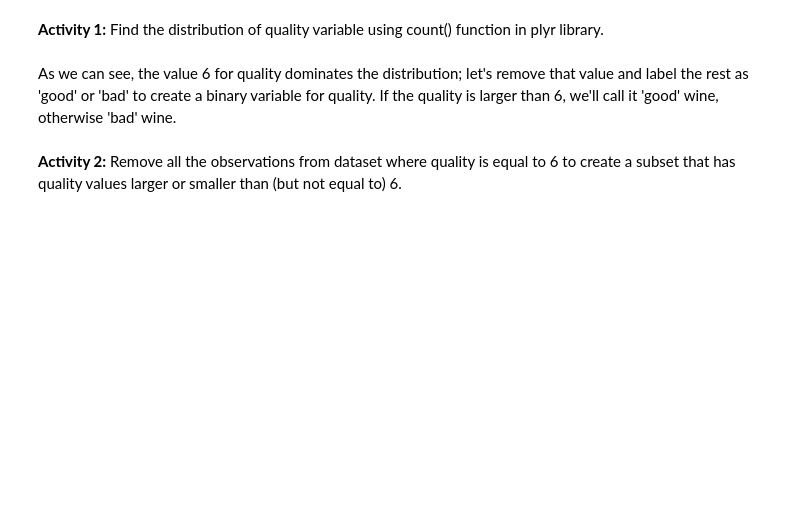
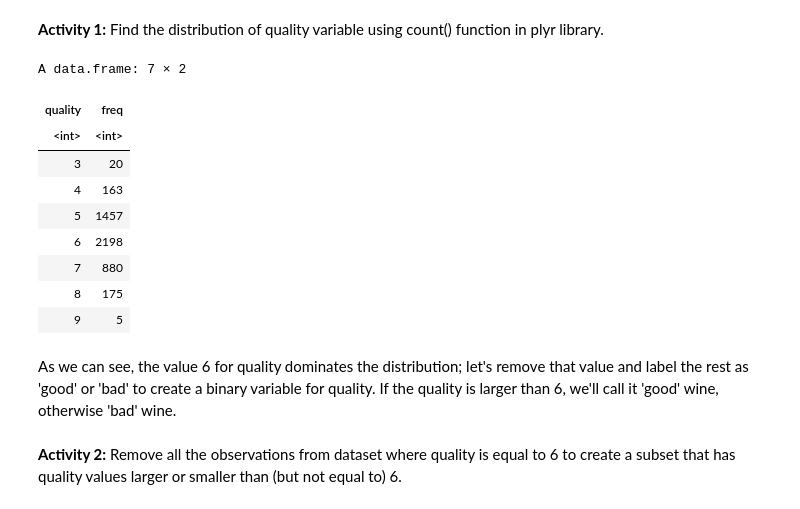
Before and after one commit to SteeltownRiot/DSA, a Jupyter notebook: DSA-7020 Stats for Data Analysis/Module 5 - Regression/Practices/Logistic_Regression.ipynb, the cells around one changed output. Saved outputs shown, nothing was run; the diff lists cells and outputs as text; code cells hidden in the pictures; blank space fills up the shorter version.

```diff
--- a/DSA-7020 Stats for Data Analysis/Module 5 - Regression/Practices/Logistic_Regression.ipynb
+++ b/DSA-7020 Stats for Data Analysis/Module 5 - Regression/Practices/Logistic_Regression.ipynb
@@ -16,7 +42,20 @@ table(wine_quality_data$quality)
 # %%
 library(plyr)
 
 # Your answer for activity 1 goes here..
+freq = count(wine_quality_data, 'quality')
+freq
+# %% [output]
+A data.frame: 7 × 2
+| quality | freq |
+| <int> | <int> |
+| 3 | 20 |
+| 4 | 163 |
+| 5 | 1457 |
+| 6 | 2198 |
+| 7 | 880 |
+| 8 | 175 |
+| 9 | 5 |
 # %% [markdown]
 As we can see, the value 6 for quality dominates the distribution; let's remove that value and label the rest as 'good' or 'bad' to create a binary variable for quality. If the quality is larger than 6, we'll call it 'good' wine, otherwise 'bad' wine.
 # %% [markdown]
```
Also changed, not shown: parts of 14 cells of this notebook, 2 other files.
